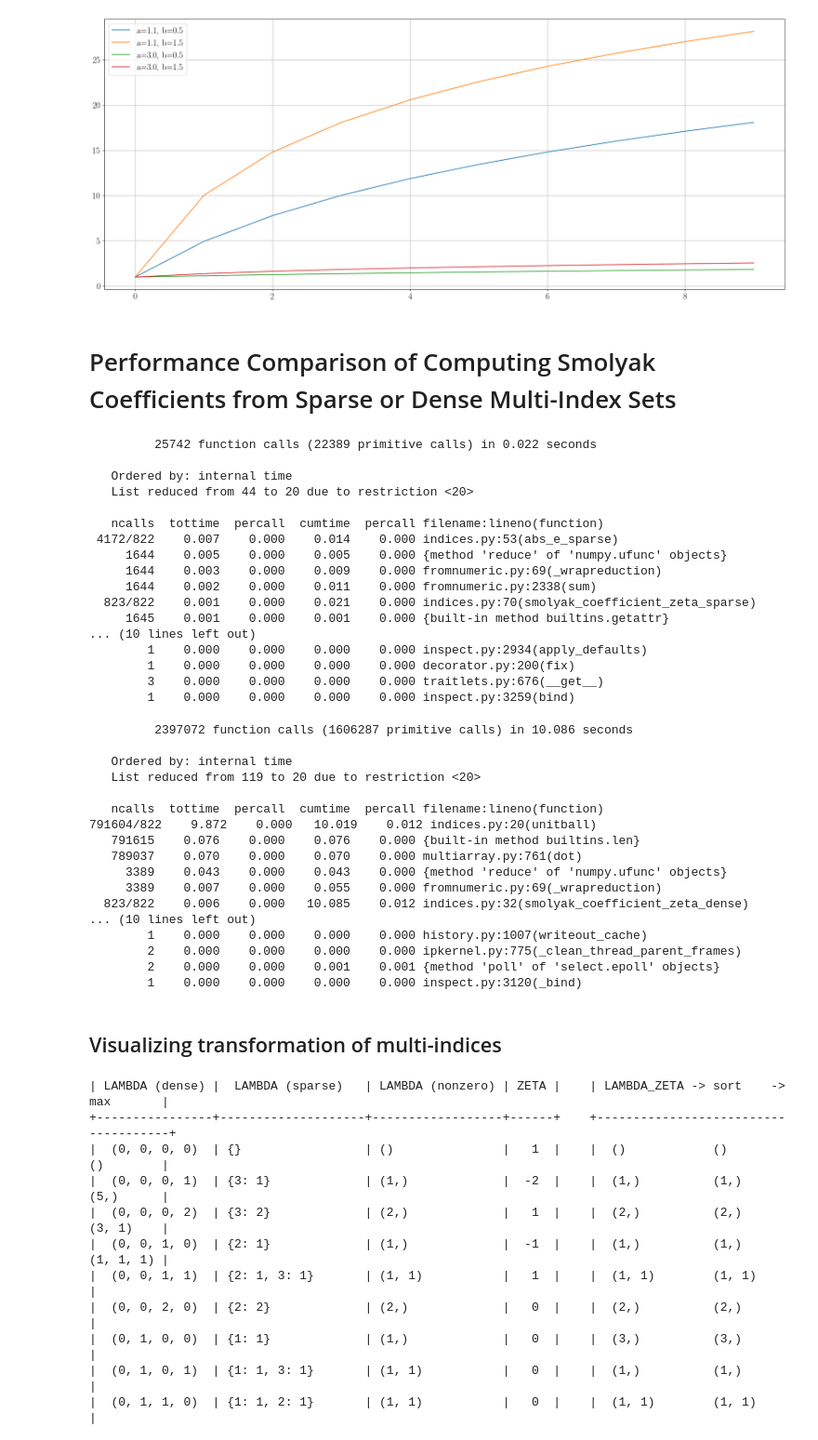
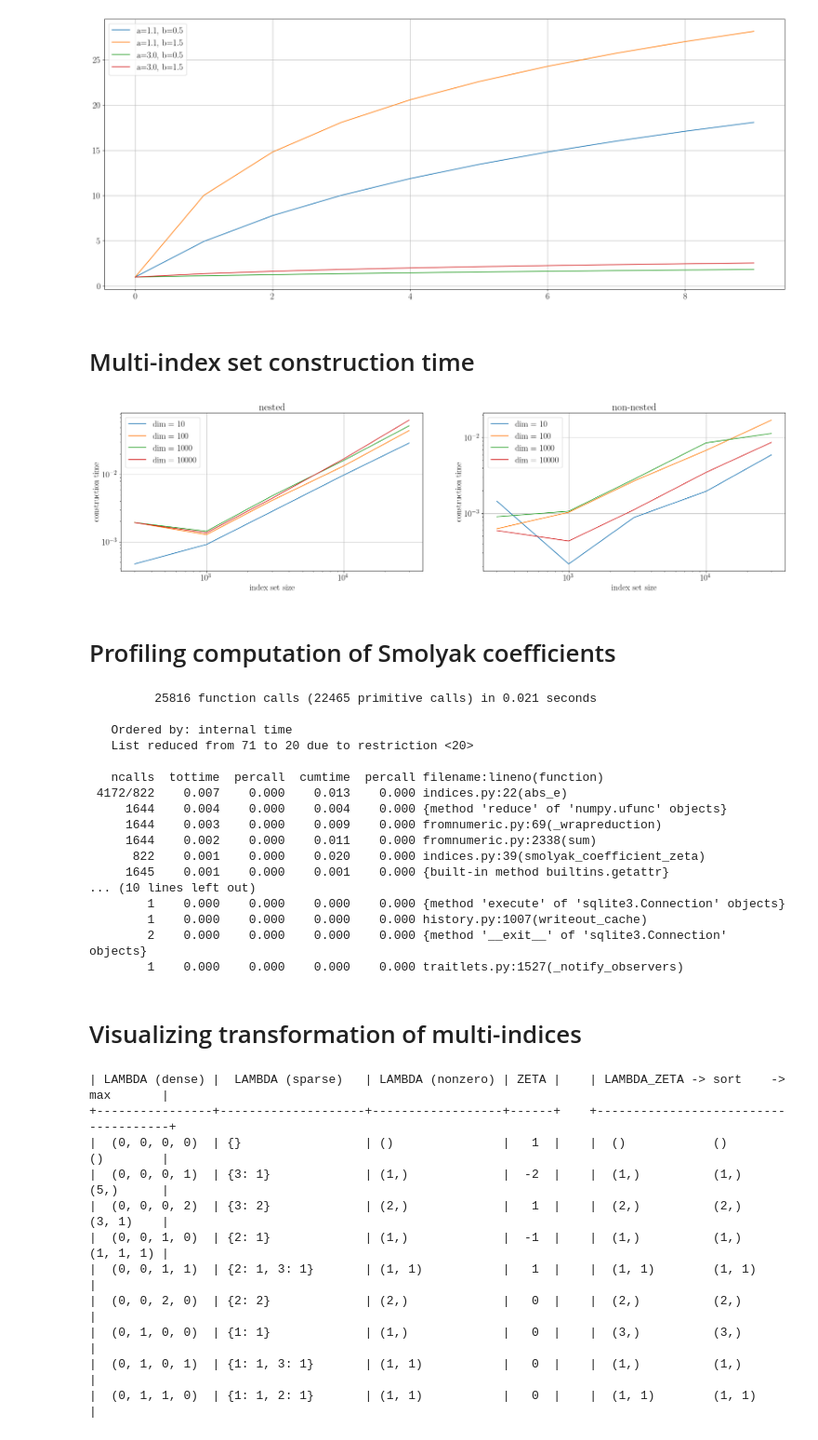
Before and after one commit to JoWestermann/smolyax, a Jupyter notebook: notebooks/indices.ipynb, the cells around one changed output. Shown: that part at 93% size. Saved outputs shown, nothing was run; the diff lists cells and outputs as text; code cells hidden in the pictures.

```diff
--- a/notebooks/indices.ipynb
+++ b/notebooks/indices.ipynb
@@ -85,7 +66,33 @@ plt.legend(); plt.grid()
 # %% [output]
 [figure]
 # %% [markdown]
-# Performance Comparison of Computing Smolyak Coefficients from Sparse or Dense Multi-Index Sets
+# Multi-index set construction time
+# %%
+dimensions = [10, 100, 1000, 10_000]
+sizes = [300, 1_000, 3_000, 10_000, 30_000]
+times = np.zeros((2, len(dimensions), len(sizes)))
+
+for i, is_nested in enumerate([True, False]) :
+    for j, d in enumerate(dimensions) :
+        k = [np.log(j+2)/np.log(2) for j in range(d)]
+
+        for l, m in enumerate(sizes) :
+            t = indices.find_suitable_t(k, m, is_nested)
+
+            t_start = time.process_time()
+            iset = indices.indexset(k, t)
+            times[i,j,l] = time.process_time() - t_start
+# %%
+fig, axes = plt.subplots(1, 2, figsize=(25,6))
+
+for i, (ax, title) in enumerate(zip(axes, ['nested', 'non-nested'])) :
+    for j, d in enumerate(dimensions) :
+        ax.loglog(sizes, times[i,j,:], label=f'dim = {d}')
+    ax.legend(); ax.grid(); ax.set_title(title); ax.set_xlabel('index set size'); ax.set_ylabel('construction time')
+# %% [output]
+[figure, added]
+# %% [markdown]
+# Profiling computation of Smolyak coefficients
 # %%
 d = 345
 k = np.array([(i + 2) ** (-2) for i in range(d)])
@@ -98,49 +104,27 @@ idense = indexset_dense(k, t)
 # %%
 %%prun -s time -l 20
-for nu in isparse :
-    c = smolyak_coefficient_zeta_sparse(k, t, nu=nu)
+for nu in iset :
+    c = indices.smolyak_coefficient_zeta(k, t, nu=nu)
 # %% [output]
-         25742 function calls (22389 primitive calls) in 0.022 seconds
+         25816 function calls (22465 primitive calls) in 0.021 seconds
 
    Ordered by: internal time
-   List reduced from 44 to 20 due to restriction <20>
+   List reduced from 71 to 20 due to restriction <20>
 
    ncalls  tottime  percall  cumtime  percall filename:lineno(function)
- 4172/822    0.007    0.000    0.014    0.000 indices.py:53(abs_e_sparse)
-     1644    0.005    0.000    0.005    0.000 {method 'reduce' of 'numpy.ufunc' objects}
+ 4172/822    0.007    0.000    0.013    0.000 indices.py:22(abs_e)
+     1644    0.004    0.000    0.004    0.000 {method 'reduce' of 'numpy.ufunc' objects}
      1644    0.003    0.000    0.009    0.000 fromnumeric.py:69(_wrapreduction)
      1644    0.002    0.000    0.011    0.000 fromnumeric.py:2338(sum)
-  823/822    0.001    0.000    0.021    0.000 indices.py:70(smolyak_coefficient_zeta_sparse)
+      822    0.001    0.000    0.020    0.000 indices.py:39(smolyak_coefficient_zeta)
      1645    0.001    0.000    0.001    0.000 {built-in method builtins.getattr}
 ... (10 lines left out)
-        1    0.000    0.000    0.000    0.000 inspect.py:2934(apply_defaults)
-        1    0.000    0.000    0.000    0.000 decorator.py:200(fix)
-        3    0.000    0.000    0.000    0.000 traitlets.py:676(__get__)
-        1    0.000    0.000    0.000    0.000 inspect.py:3259(bind)
+        1    0.000    0.000    0.000    0.000 {method 'execute' of 'sqlite3.Connection' objects}
+        1    0.000    0.000    0.000    0.000 history.py:1007(writeout_cache)
+        2    0.000    0.000    0.000    0.000 {method '__exit__' of 'sqlite3.Connection' objects}
+        1    0.000    0.000    0.000    0.000 traitlets.py:1527(_notify_observers)
-# %%
-%%prun -s time -l 20
-for nu in idense :
-    c = smolyak_coefficient_zeta_dense(k, t, nu=nu)
-# %% [output]
-         2397072 function calls (1606287 primitive calls) in 10.086 seconds
-
-   Ordered by: internal time
-   List reduced from 119 to 20 due to restriction <20>
-
-   ncalls  tottime  percall  cumtime  percall filename:lineno(function)
-791604/822    9.872    0.000   10.019    0.012 indices.py:20(unitball)
-   791615    0.076    0.000    0.076    0.000 {built-in method builtins.len}
-   789037    0.070    0.000    0.070    0.000 multiarray.py:761(dot)
-     3389    0.043    0.000    0.043    0.000 {method 'reduce' of 'numpy.ufunc' objects}
-     3389    0.007    0.000    0.055    0.000 fromnumeric.py:69(_wrapreduction)
-  823/822    0.006    0.000   10.085    0.012 indices.py:32(smolyak_coefficient_zeta_dense)
-... (10 lines left out)
-        1    0.000    0.000    0.000    0.000 history.py:1007(writeout_cache)
-        2    0.000    0.000    0.000    0.000 ipkernel.py:775(_clean_thread_parent_frames)
-        2    0.000    0.000    0.001    0.001 {method 'poll' of 'select.epoll' objects}
-        1    0.000    0.000    0.000    0.000 inspect.py:3120(_bind)
 # %% [markdown]
-## Visualizing transformation of multi-indices
+# Visualizing transformation of multi-indices
 # %%
 d = 4
 k = [np.log(ki+2)/np.log(2) for ki in range(d)]
```
Also changed, not shown: parts of 6 cells of this notebook, 15 other files.
